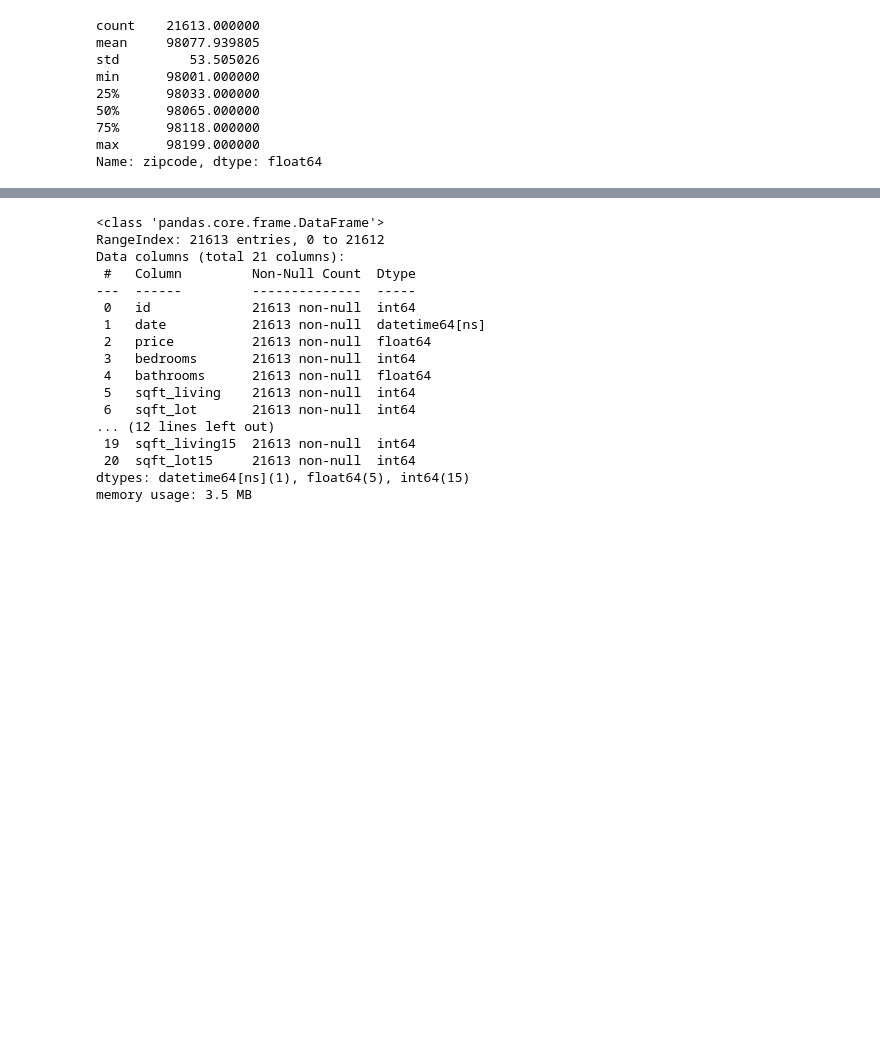
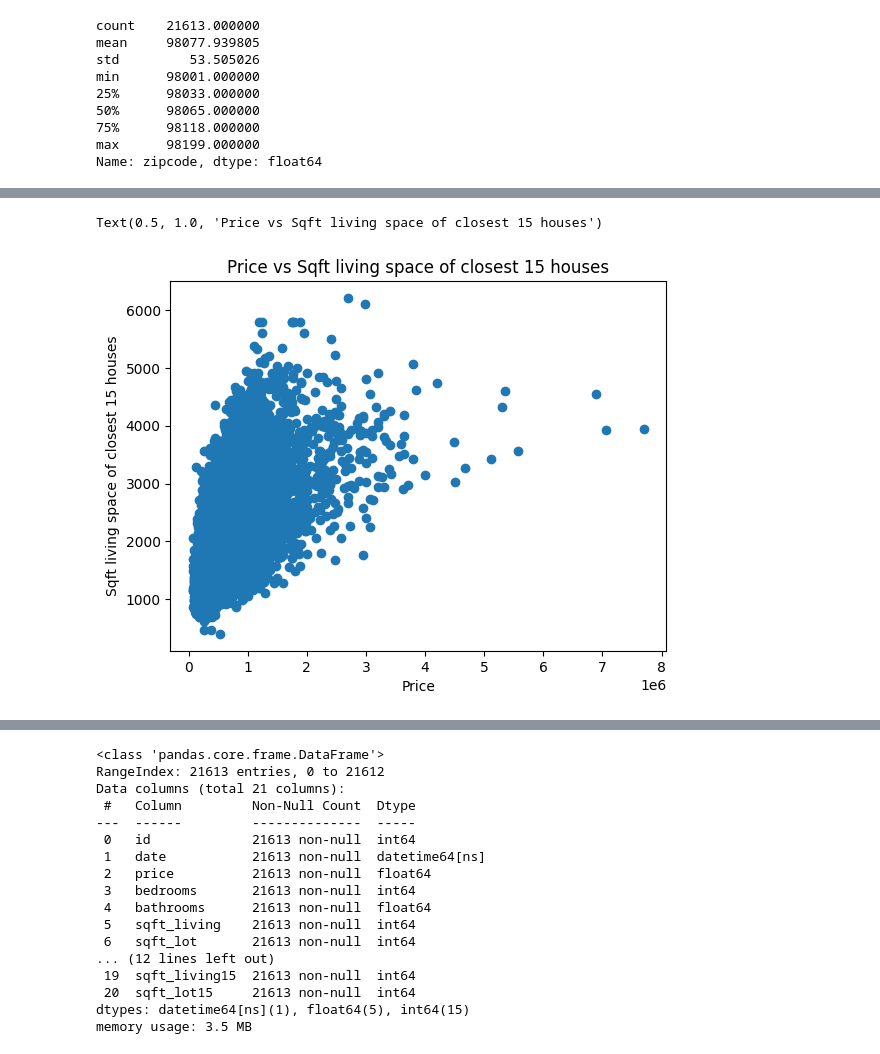
Before and after one commit to Pelumioluwa/Data-Science-Projects, a Jupyter notebook: Code /Price_Predictor.ipynb, the cells around one changed output, grey strips where cells are left out. Cells and saved outputs as stored; diff of their text form; code cells hidden in the pictures; blank space fills up the shorter version.

```diff
--- a/Code /Price_Predictor.ipynb
+++ b/Code /Price_Predictor.ipynb
@@ -84,0 +186,12 @@ Name: zipcode, dtype: float64
+# %%
+#price against average size of interior housing living space for the closest 15 house
+plt.scatter(house_data.price,house_data.sqft_living15)
+plt.xlabel('Price')
+plt.ylabel('Sqft living space of closest 15 houses')
+plt.title("Price vs Sqft living space of closest 15 houses")
+# We can see that as the average size of living space of the closest 15 houses increases, price increase.
+# Therefore the average size of living space of the closest 15 houses positively affects the price of a house.
+# There are some outliers in the data, but we would keep them in as they are not outliers in the other data column
+# %% [output]
+Text(0.5, 1.0, 'Price vs Sqft living space of closest 15 houses')
+[figure, added]
```
Also changed, not shown: parts of 25 cells of this notebook.
